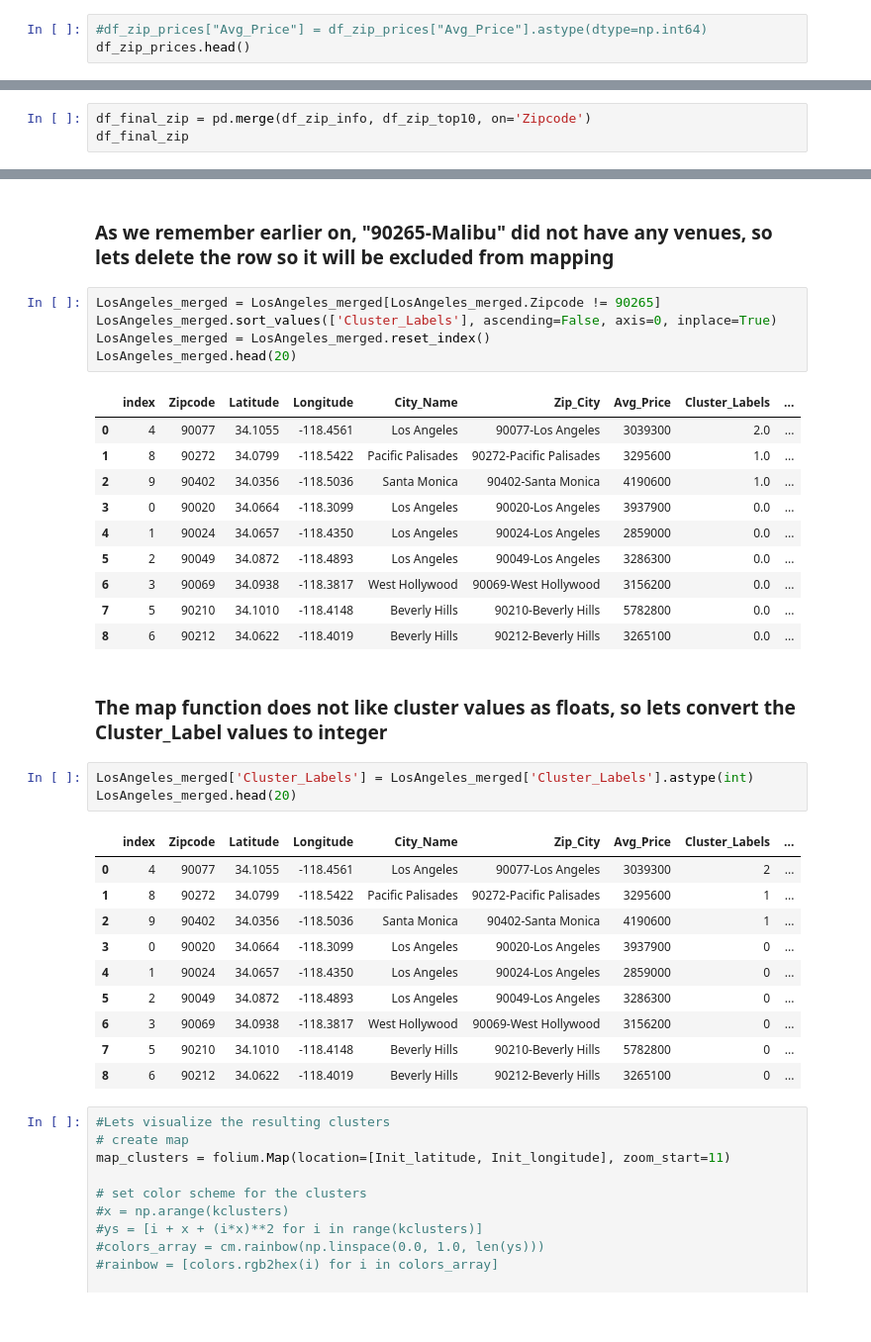
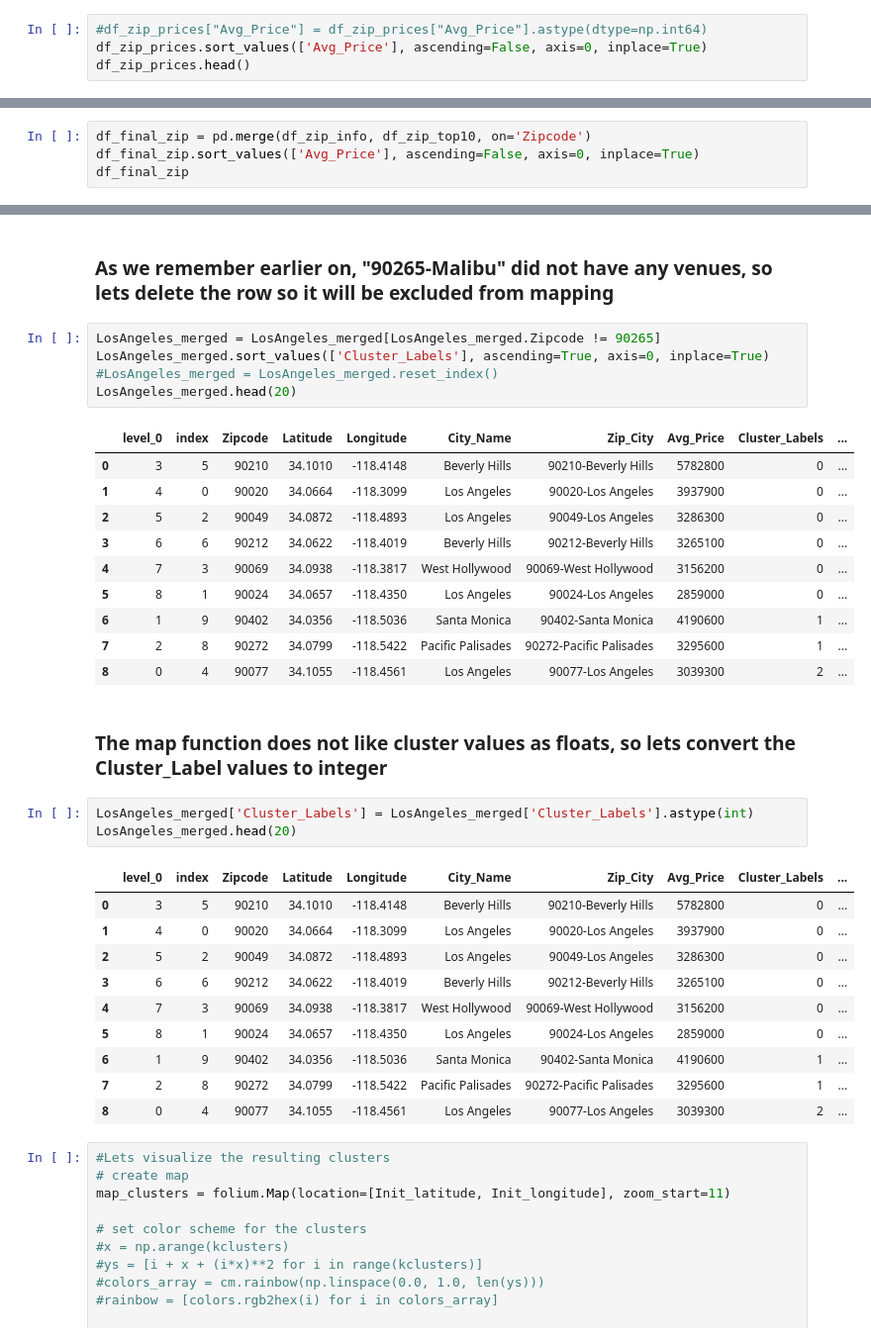
Before and after one commit to dtoufer/Coursera_Capstone, a Jupyter notebook: Neighborhood_Battle.ipynb, the cells around one changed output, grey strips where cells are left out. Shown at 99% size. Drawn from its saved outputs; the diff is of its cells as text.

```diff
--- a/Neighborhood_Battle.ipynb
+++ b/Neighborhood_Battle.ipynb
@@ -89,6 +89,7 @@ dtypes: int64(2)
 memory usage: 4.3 KB
 # %%
 #df_zip_prices["Avg_Price"] = df_zip_prices["Avg_Price"].astype(dtype=np.int64)
+df_zip_prices.sort_values(['Avg_Price'], ascending=False, axis=0, inplace=True)
 df_zip_prices.head()
 # %% [output]
 |  | Zipcode | Avg_Price |
@@ -144,6 +145,7 @@ plt.show()
 ### Now lets combine dataframe which contains zipcode information with the dataframe which contains top10 zipcode homeprices
 # %%
 df_final_zip = pd.merge(df_zip_info, df_zip_top10, on='Zipcode')
+df_final_zip.sort_values(['Avg_Price'], ascending=False, axis=0, inplace=True)
 df_final_zip
 # %% [output]
 |  | Zipcode | Latitude | Longitude | City_Name | Zip_City | Avg_Price |
@@ -473,36 +475,36 @@ LosAngeles_merged.head(20) # check the last columns!
 ### As we remember earlier on, "90265-Malibu" did not have any venues, so lets delete the row so it will be excluded from mapping
 # %%
 LosAngeles_merged = LosAngeles_merged[LosAngeles_merged.Zipcode != 90265]
-LosAngeles_merged.sort_values(['Cluster_Labels'], ascending=False, axis=0, inplace=True)
-LosAngeles_merged = LosAngeles_merged.reset_index()
+LosAngeles_merged.sort_values(['Cluster_Labels'], ascending=True, axis=0, inplace=True)
+#LosAngeles_merged = LosAngeles_merged.reset_index()
 LosAngeles_merged.head(20)
 # %% [output]
-|  | index | Zipcode | Latitude | Longitude | City_Name | Zip_City | Avg_Price | Cluster_Labels | ... |
-| 0 | 4 | 90077 | 34.1055 | -118.4561 | Los Angeles | 90077-Los Angeles | 3039300 | 2.0 | ... |
-| 1 | 8 | 90272 | 34.0799 | -118.5422 | Pacific Palisades | 90272-Pacific Palisades | 3295600 | 1.0 | ... |
-| 2 | 9 | 90402 | 34.0356 | -118.5036 | Santa Monica | 90402-Santa Monica | 4190600 | 1.0 | ... |
-| 3 | 0 | 90020 | 34.0664 | -118.3099 | Los Angeles | 90020-Los Angeles | 3937900 | 0.0 | ... |
-| 4 | 1 | 90024 | 34.0657 | -118.4350 | Los Angeles | 90024-Los Angeles | 2859000 | 0.0 | ... |
-| 5 | 2 | 90049 | 34.0872 | -118.4893 | Los Angeles | 90049-Los Angeles | 3286300 | 0.0 | ... |
-| 6 | 3 | 90069 | 34.0938 | -118.3817 | West Hollywood | 90069-West Hollywood | 3156200 | 0.0 | ... |
-| 7 | 5 | 90210 | 34.1010 | -118.4148 | Beverly Hills | 90210-Beverly Hills | 5782800 | 0.0 | ... |
-| 8 | 6 | 90212 | 34.0622 | -118.4019 | Beverly Hills | 90212-Beverly Hills | 3265100 | 0.0 | ... |
+|  | level_0 | index | Zipcode | Latitude | Longitude | City_Name | Zip_City | Avg_Price | Cluster_Labels | ... |
+| 0 | 3 | 5 | 90210 | 34.1010 | -118.4148 | Beverly Hills | 90210-Beverly Hills | 5782800 | 0 | ... |
+| 1 | 4 | 0 | 90020 | 34.0664 | -118.3099 | Los Angeles | 90020-Los Angeles | 3937900 | 0 | ... |
+| 2 | 5 | 2 | 90049 | 34.0872 | -118.4893 | Los Angeles | 90049-Los Angeles | 3286300 | 0 | ... |
+| 3 | 6 | 6 | 90212 | 34.0622 | -118.4019 | Beverly Hills | 90212-Beverly Hills | 3265100 | 0 | ... |
+| 4 | 7 | 3 | 90069 | 34.0938 | -118.3817 | West Hollywood | 90069-West Hollywood | 3156200 | 0 | ... |
+| 5 | 8 | 1 | 90024 | 34.0657 | -118.4350 | Los Angeles | 90024-Los Angeles | 2859000 | 0 | ... |
+| 6 | 1 | 9 | 90402 | 34.0356 | -118.5036 | Santa Monica | 90402-Santa Monica | 4190600 | 1 | ... |
+| 7 | 2 | 8 | 90272 | 34.0799 | -118.5422 | Pacific Palisades | 90272-Pacific Palisades | 3295600 | 1 | ... |
+| 8 | 0 | 4 | 90077 | 34.1055 | -118.4561 | Los Angeles | 90077-Los Angeles | 3039300 | 2 | ... |
 # %% [markdown]
 ### The map function does not like cluster values as floats, so lets convert the Cluster_Label values to integer
 # %%
 LosAngeles_merged['Cluster_Labels'] = LosAngeles_merged['Cluster_Labels'].astype(int)
 LosAngeles_merged.head(20)
 # %% [output]
-|  | index | Zipcode | Latitude | Longitude | City_Name | Zip_City | Avg_Price | Cluster_Labels | ... |
-| 0 | 4 | 90077 | 34.1055 | -118.4561 | Los Angeles | 90077-Los Angeles | 3039300 | 2 | ... |
-| 1 | 8 | 90272 | 34.0799 | -118.5422 | Pacific Palisades | 90272-Pacific Palisades | 3295600 | 1 | ... |
-| 2 | 9 | 90402 | 34.0356 | -118.5036 | Santa Monica | 90402-Santa Monica | 4190600 | 1 | ... |
-| 3 | 0 | 90020 | 34.0664 | -118.3099 | Los Angeles | 90020-Los Angeles | 3937900 | 0 | ... |
-| 4 | 1 | 90024 | 34.0657 | -118.4350 | Los Angeles | 90024-Los Angeles | 2859000 | 0 | ... |
-| 5 | 2 | 90049 | 34.0872 | -118.4893 | Los Angeles | 90049-Los Angeles | 3286300 | 0 | ... |
-| 6 | 3 | 90069 | 34.0938 | -118.3817 | West Hollywood | 90069-West Hollywood | 3156200 | 0 | ... |
-| 7 | 5 | 90210 | 34.1010 | -118.4148 | Beverly Hills | 90210-Beverly Hills | 5782800 | 0 | ... |
-| 8 | 6 | 90212 | 34.0622 | -118.4019 | Beverly Hills | 90212-Beverly Hills | 3265100 | 0 | ... |
+|  | level_0 | index | Zipcode | Latitude | Longitude | City_Name | Zip_City | Avg_Price | Cluster_Labels | ... |
+| 0 | 3 | 5 | 90210 | 34.1010 | -118.4148 | Beverly Hills | 90210-Beverly Hills | 5782800 | 0 | ... |
+| 1 | 4 | 0 | 90020 | 34.0664 | -118.3099 | Los Angeles | 90020-Los Angeles | 3937900 | 0 | ... |
+| 2 | 5 | 2 | 90049 | 34.0872 | -118.4893 | Los Angeles | 90049-Los Angeles | 3286300 | 0 | ... |
+| 3 | 6 | 6 | 90212 | 34.0622 | -118.4019 | Beverly Hills | 90212-Beverly Hills | 3265100 | 0 | ... |
+| 4 | 7 | 3 | 90069 | 34.0938 | -118.3817 | West Hollywood | 90069-West Hollywood | 3156200 | 0 | ... |
+| 5 | 8 | 1 | 90024 | 34.0657 | -118.4350 | Los Angeles | 90024-Los Angeles | 2859000 | 0 | ... |
+| 6 | 1 | 9 | 90402 | 34.0356 | -118.5036 | Santa Monica | 90402-Santa Monica | 4190600 | 1 | ... |
+| 7 | 2 | 8 | 90272 | 34.0799 | -118.5422 | Pacific Palisades | 90272-Pacific Palisades | 3295600 | 1 | ... |
+| 8 | 0 | 4 | 90077 | 34.1055 | -118.4561 | Los Angeles | 90077-Los Angeles | 3039300 | 2 | ... |
 # %%
 #Lets visualize the resulting clusters
 # create map
```
Also changed, not shown: parts of 9 cells of this notebook.
